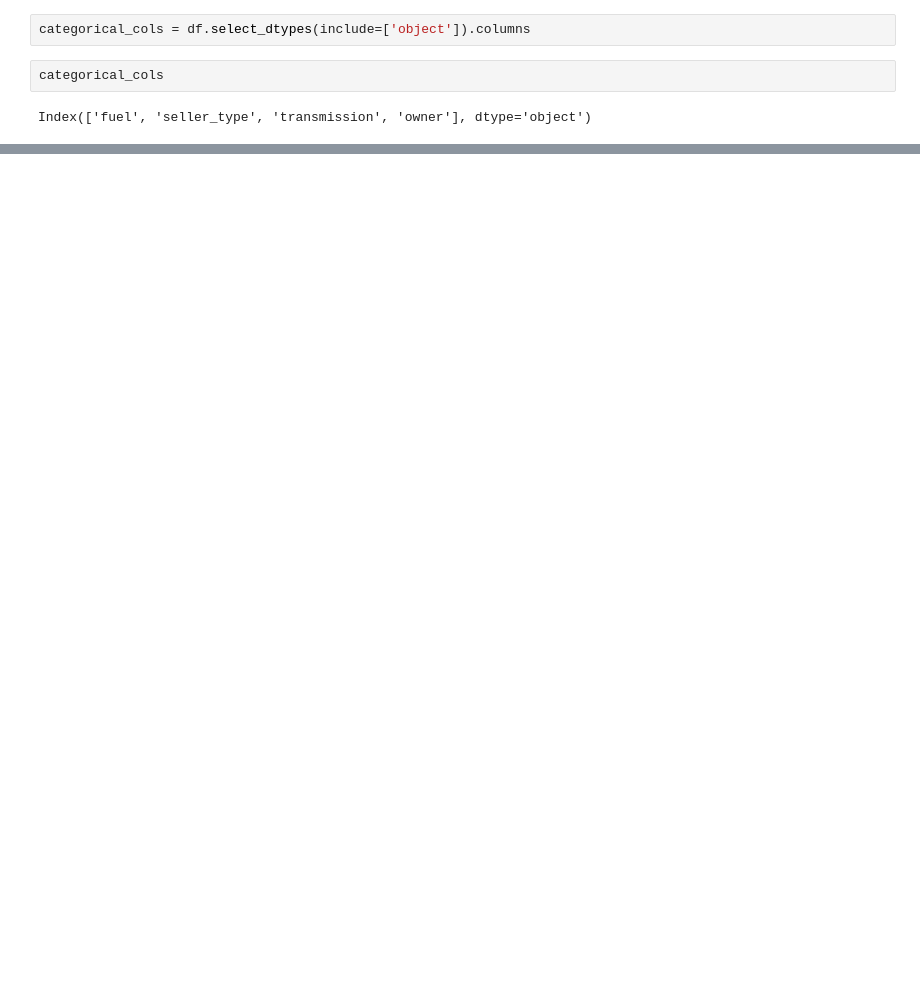
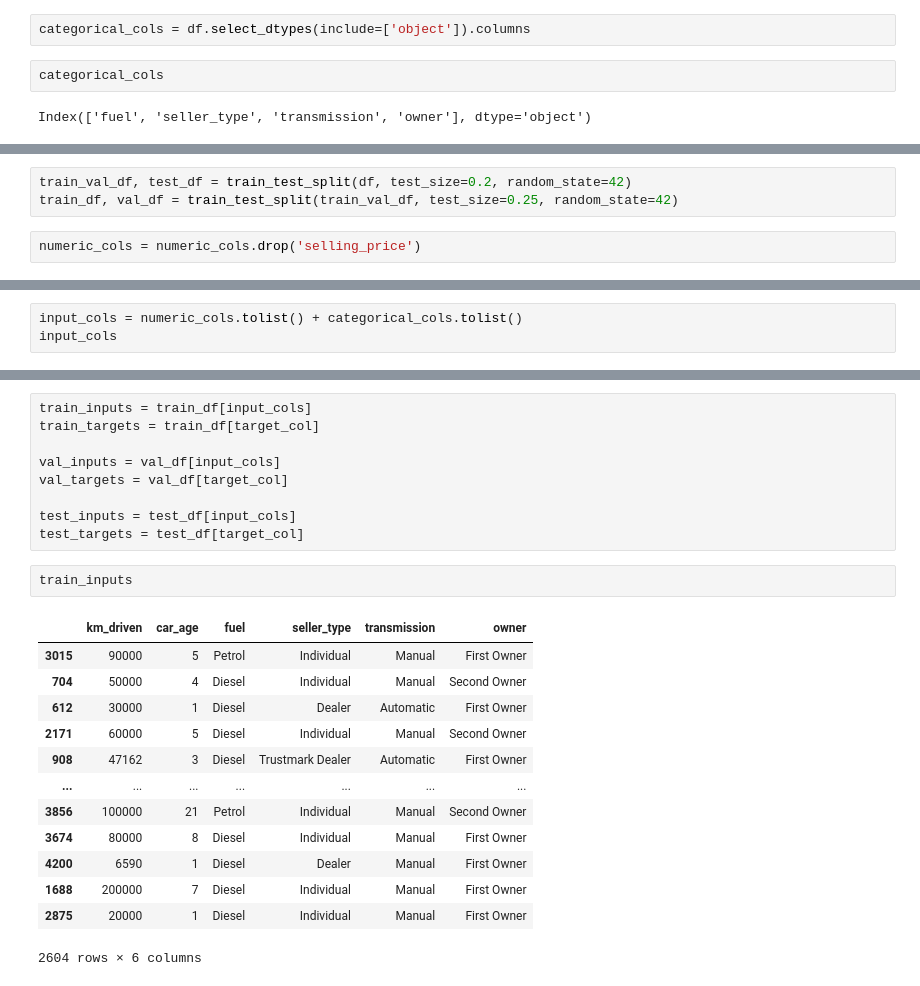
Before and after one commit to ArihantJain007/Vehicle-Price-Prediction, a Jupyter notebook: notebooks/baseline.ipynb, the cells around one changed output, grey strips where cells are left out. Saved outputs shown, nothing was run; the diff lists cells and outputs as text; blank space fills up the shorter version.

Commit message:
splitting of data

```diff
--- a/notebooks/baseline.ipynb
+++ b/notebooks/baseline.ipynb
@@ -213,0 +227,5 @@ memory usage: 203.6+ KB
+# %%
+train_val_df, test_df = train_test_split(df, test_size=0.2, random_state=42)
+train_df, val_df = train_test_split(train_val_df, test_size=0.25, random_state=42)
+# %%
+numeric_cols = numeric_cols.drop('selling_price')
@@ -213,0 +240,3 @@ memory usage: 203.6+ KB
+# %%
+input_cols = numeric_cols.tolist() + categorical_cols.tolist()
+input_cols
@@ -213,0 +255,25 @@ memory usage: 203.6+ KB
+# %%
+train_inputs = train_df[input_cols]
+train_targets = train_df[target_col]
+
+val_inputs = val_df[input_cols]
+val_targets = val_df[target_col]
+
+test_inputs = test_df[input_cols]
+test_targets = test_df[target_col]
+# %%
+train_inputs
+# %% [output]
+|  | km_driven | car_age | fuel | seller_type | transmission | owner |
+| 3015 | 90000 | 5 | Petrol | Individual | Manual | First Owner |
+| 704 | 50000 | 4 | Diesel | Individual | Manual | Second Owner |
+| 612 | 30000 | 1 | Diesel | Dealer | Automatic | First Owner |
+| 2171 | 60000 | 5 | Diesel | Individual | Manual | Second Owner |
+| 908 | 47162 | 3 | Diesel | Trustmark Dealer | Automatic | First Owner |
+| ... | ... | ... | ... | ... | ... | ... |
+| 3856 | 100000 | 21 | Petrol | Individual | Manual | Second Owner |
+| 3674 | 80000 | 8 | Diesel | Individual | Manual | First Owner |
+| 4200 | 6590 | 1 | Diesel | Dealer | Manual | First Owner |
+| 1688 | 200000 | 7 | Diesel | Individual | Manual | First Owner |
+| 2875 | 20000 | 1 | Diesel | Individual | Manual | First Owner |
+2604 rows × 6 columns
```
Also changed, not shown: parts of 14 cells of this notebook.
